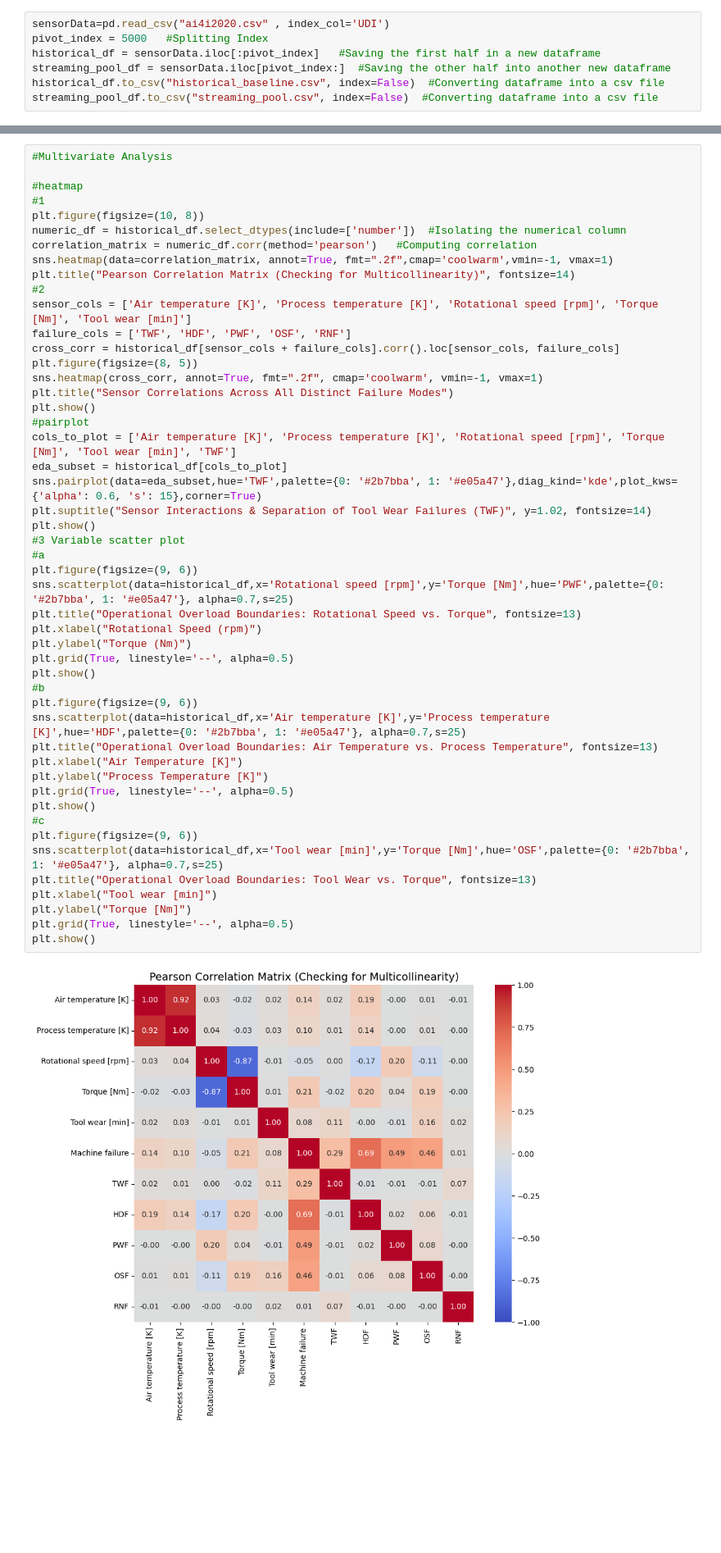
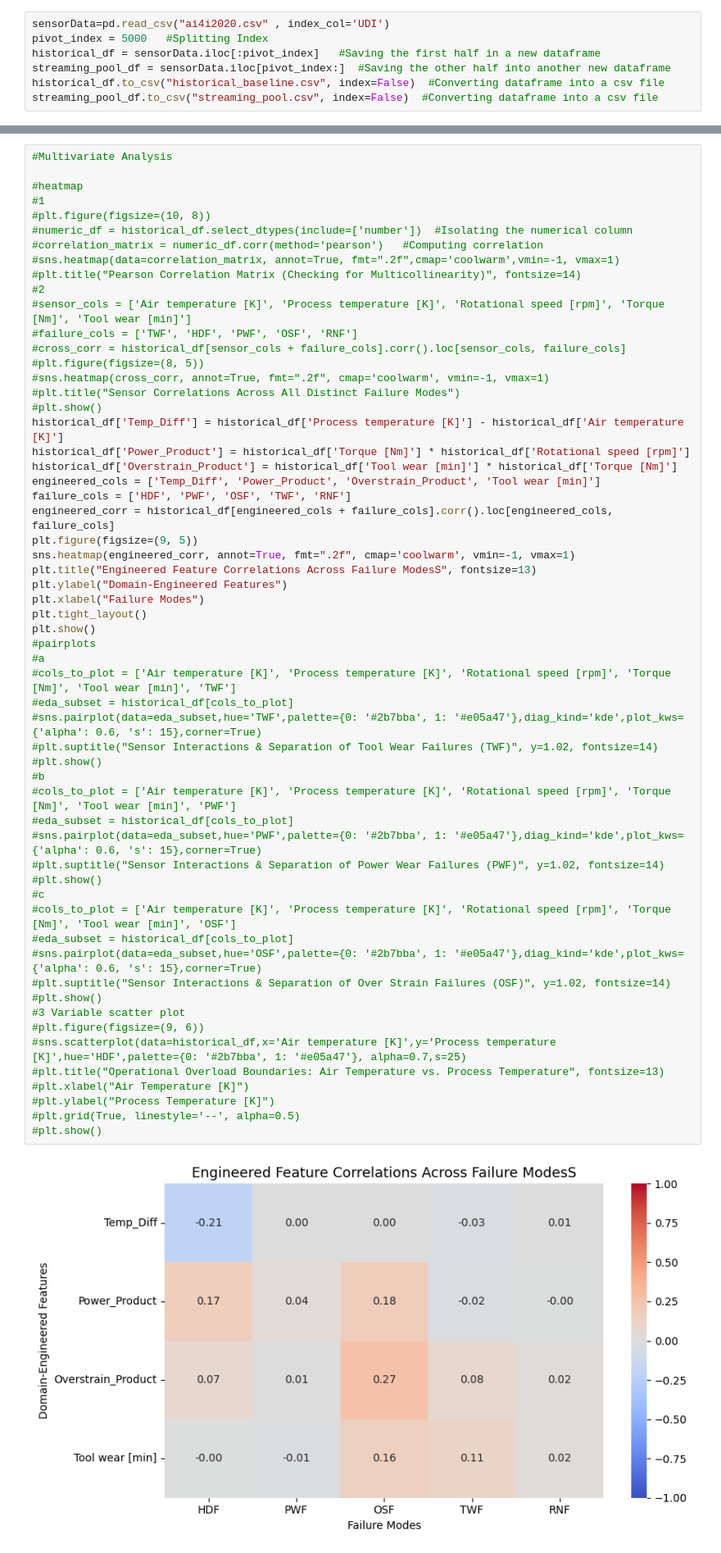
Before and after one commit to Sammanita06/Sensor-Failure-Detection-Model, a Jupyter notebook: SensorData.ipynb, the cells around one changed output, grey strips where cells are left out. Shown at 82% size. Cells and saved outputs as stored; diff of their text form; blank space fills up the shorter version.

```diff
--- a/SensorData.ipynb
+++ b/SensorData.ipynb
@@ -155,51 +146,60 @@ Name: count, dtype: int64
 # %%
 #Multivariate Analysis
 
 #heatmap
 #1
-plt.figure(figsize=(10, 8))
-numeric_df = historical_df.select_dtypes(include=['number'])  #Isolating the numerical column
-correlation_matrix = numeric_df.corr(method='pearson')   #Computing correlation
-sns.heatmap(data=correlation_matrix, annot=True, fmt=".2f",cmap='coolwarm',vmin=-1, vmax=1)
-plt.title("Pearson Correlation Matrix (Checking for Multicollinearity)", fontsize=14)
+#plt.figure(figsize=(10, 8))
+#numeric_df = historical_df.select_dtypes(include=['number'])  #Isolating the numerical column
+#correlation_matrix = numeric_df.corr(method='pearson')   #Computing correlation
+#sns.heatmap(data=correlation_matrix, annot=True, fmt=".2f",cmap='coolwarm',vmin=-1, vmax=1)
+#plt.title("Pearson Correlation Matrix (Checking for Multicollinearity)", fontsize=14)
 #2
-sensor_cols = ['Air temperature [K]', 'Process temperature [K]', 'Rotational speed [rpm]', 'Torque [Nm]', 'Tool wear [min]']
-failure_cols = ['TWF', 'HDF', 'PWF', 'OSF', 'RNF']
-cross_corr = historical_df[sensor_cols + failure_cols].corr().loc[sensor_cols, failure_cols]
-plt.figure(figsize=(8, 5))
-sns.heatmap(cross_corr, annot=True, fmt=".2f", cmap='coolwarm', vmin=-1, vmax=1)
-plt.title("Sensor Correlations Across All Distinct Failure Modes")
+#sensor_cols = ['Air temperature [K]', 'Process temperature [K]', 'Rotational speed [rpm]', 'Torque [Nm]', 'Tool wear [min]']
+#failure_cols = ['TWF', 'HDF', 'PWF', 'OSF', 'RNF']
+#cross_corr = historical_df[sensor_cols + failure_cols].corr().loc[sensor_cols, failure_cols]
+#plt.figure(figsize=(8, 5))
+#sns.heatmap(cross_corr, annot=True, fmt=".2f", cmap='coolwarm', vmin=-1, vmax=1)
+#plt.title("Sensor Correlations Across All Distinct Failure Modes")
+#plt.show()
+historical_df['Temp_Diff'] = historical_df['Process temperature [K]'] - historical_df['Air temperature [K]']
+historical_df['Power_Product'] = historical_df['Torque [Nm]'] * historical_df['Rotational speed [rpm]']
+historical_df['Overstrain_Product'] = historical_df['Tool wear [min]'] * historical_df['Torque [Nm]']
+engineered_cols = ['Temp_Diff', 'Power_Product', 'Overstrain_Product', 'Tool wear [min]']
+failure_cols = ['HDF', 'PWF', 'OSF', 'TWF', 'RNF']
+engineered_corr = historical_df[engineered_cols + failure_cols].corr().loc[engineered_cols, failure_cols]
+plt.figure(figsize=(9, 5))
+sns.heatmap(engineered_corr, annot=True, fmt=".2f", cmap='coolwarm', vmin=-1, vmax=1)
+plt.title("Engineered Feature Correlations Across Failure ModesS", fontsize=13)
+plt.ylabel("Domain-Engineered Features")
+plt.xlabel("Failure Modes")
+plt.tight_layout()
 plt.show()
-#pairplot
-cols_to_plot = ['Air temperature [K]', 'Process temperature [K]', 'Rotational speed [rpm]', 'Torque [Nm]', 'Tool wear [min]', 'TWF']
-eda_subset = historical_df[cols_to_plot]
-sns.pairplot(data=eda_subset,hue='TWF',palette={0: '#2b7bba', 1: '#e05a47'},diag_kind='kde',plot_kws={'alpha': 0.6, 's': 15},corner=True)
-plt.suptitle("Sensor Interactions & Separation of Tool Wear Failures (TWF)", y=1.02, fontsize=14)
-plt.show()
+#pairplots
+#a
+#cols_to_plot = ['Air temperature [K]', 'Process temperature [K]', 'Rotational speed [rpm]', 'Torque [Nm]', 'Tool wear [min]', 'TWF']
+#eda_subset = historical_df[cols_to_plot]
+#sns.pairplot(data=eda_subset,hue='TWF',palette={0: '#2b7bba', 1: '#e05a47'},diag_kind='kde',plot_kws={'alpha': 0.6, 's': 15},corner=True)
+#plt.suptitle("Sensor Interactions & Separation of Tool Wear Failures (TWF)", y=1.02, fontsize=14)
+#plt.show()
+#b
+#cols_to_plot = ['Air temperature [K]', 'Process temperature [K]', 'Rotational speed [rpm]', 'Torque [Nm]', 'Tool wear [min]', 'PWF']
+#eda_subset = historical_df[cols_to_plot]
+#sns.pairplot(data=eda_subset,hue='PWF',palette={0: '#2b7bba', 1: '#e05a47'},diag_kind='kde',plot_kws={'alpha': 0.6, 's': 15},corner=True)
+#plt.suptitle("Sensor Interactions & Separation of Power Wear Failures (PWF)", y=1.02, fontsize=14)
+#plt.show()
+#c
+#cols_to_plot = ['Air temperature [K]', 'Process temperature [K]', 'Rotational speed [rpm]', 'Torque [Nm]', 'Tool wear [min]', 'OSF']
+#eda_subset = historical_df[cols_to_plot]
+#sns.pairplot(data=eda_subset,hue='OSF',palette={0: '#2b7bba', 1: '#e05a47'},diag_kind='kde',plot_kws={'alpha': 0.6, 's': 15},corner=True)
+#plt.suptitle("Sensor Interactions & Separation of Over Strain Failures (OSF)", y=1.02, fontsize=14)
+#plt.show()
 #3 Variable scatter plot
-#a
-plt.figure(figsize=(9, 6))
-sns.scatterplot(data=historical_df,x='Rotational speed [rpm]',y='Torque [Nm]',hue='PWF',palette={0: '#2b7bba', 1: '#e05a47'}, alpha=0.7,s=25)
-plt.title("Operational Overload Boundaries: Rotational Speed vs. Torque", fontsize=13)
-plt.xlabel("Rotational Speed (rpm)")
-plt.ylabel("Torque (Nm)")
-plt.grid(True, linestyle='--', alpha=0.5)
-plt.show()
-#b
-plt.figure(figsize=(9, 6))
-sns.scatterplot(data=historical_df,x='Air temperature [K]',y='Process temperature [K]',hue='HDF',palette={0: '#2b7bba', 1: '#e05a47'}, alpha=0.7,s=25)
-plt.title("Operational Overload Boundaries: Air Temperature vs. Process Temperature", fontsize=13)
-plt.xlabel("Air Temperature [K]")
-plt.ylabel("Process Temperature [K]")
-plt.grid(True, linestyle='--', alpha=0.5)
-plt.show()
-#c
-plt.figure(figsize=(9, 6))
-sns.scatterplot(data=historical_df,x='Tool wear [min]',y='Torque [Nm]',hue='OSF',palette={0: '#2b7bba', 1: '#e05a47'}, alpha=0.7,s=25)
-plt.title("Operational Overload Boundaries: Tool Wear vs. Torque", fontsize=13)
-plt.xlabel("Tool wear [min]")
-plt.ylabel("Torque [Nm]")
-plt.grid(True, linestyle='--', alpha=0.5)
-plt.show()
+#plt.figure(figsize=(9, 6))
+#sns.scatterplot(data=historical_df,x='Air temperature [K]',y='Process temperature [K]',hue='HDF',palette={0: '#2b7bba', 1: '#e05a47'}, alpha=0.7,s=25)
+#plt.title("Operational Overload Boundaries: Air Temperature vs. Process Temperature", fontsize=13)
+#plt.xlabel("Air Temperature [K]")
+#plt.ylabel("Process Temperature [K]")
+#plt.grid(True, linestyle='--', alpha=0.5)
+#plt.show()
 # %% [output]
-[figure, old version]
+[figure, new version]
```
Also changed, not shown: parts of 12 cells of this notebook.
